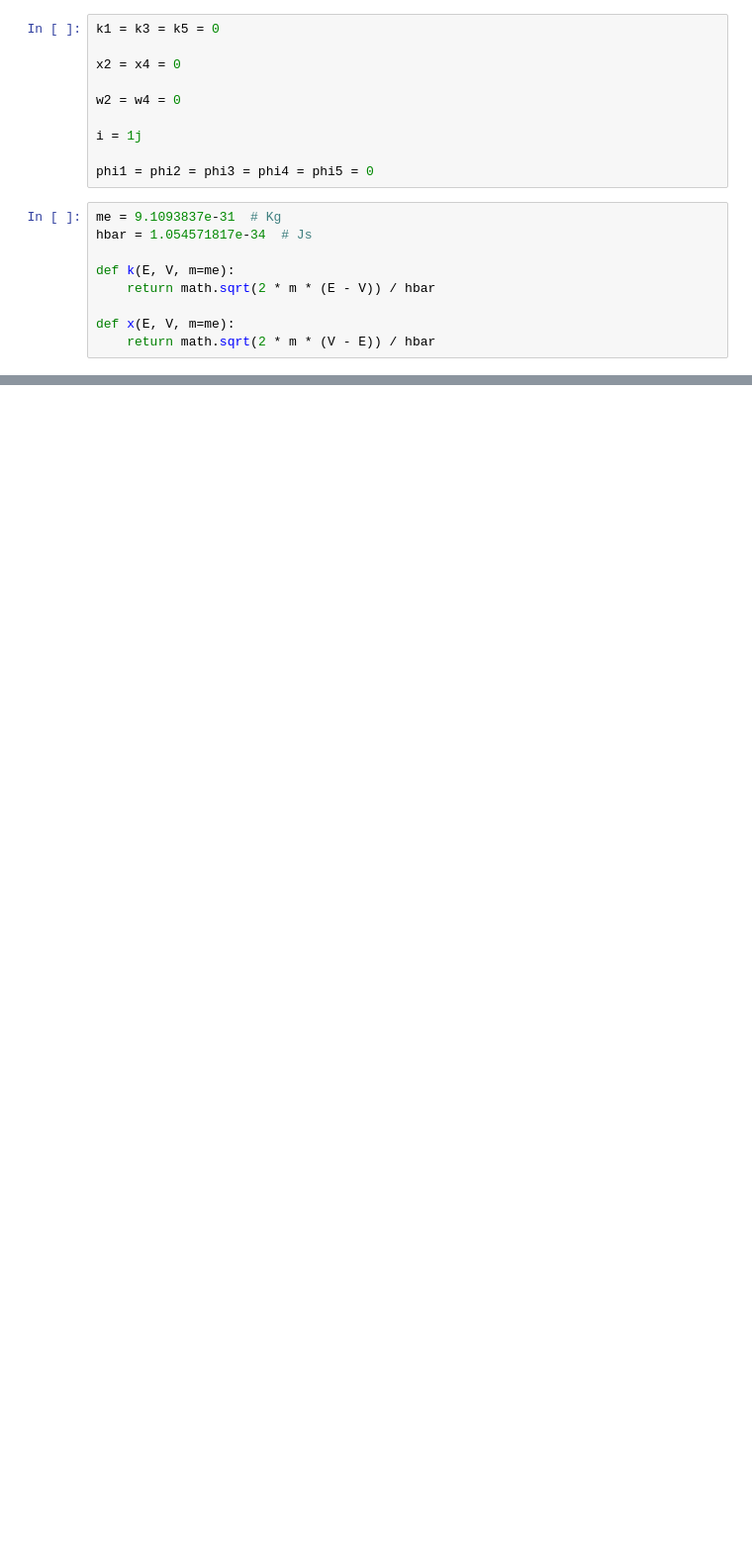
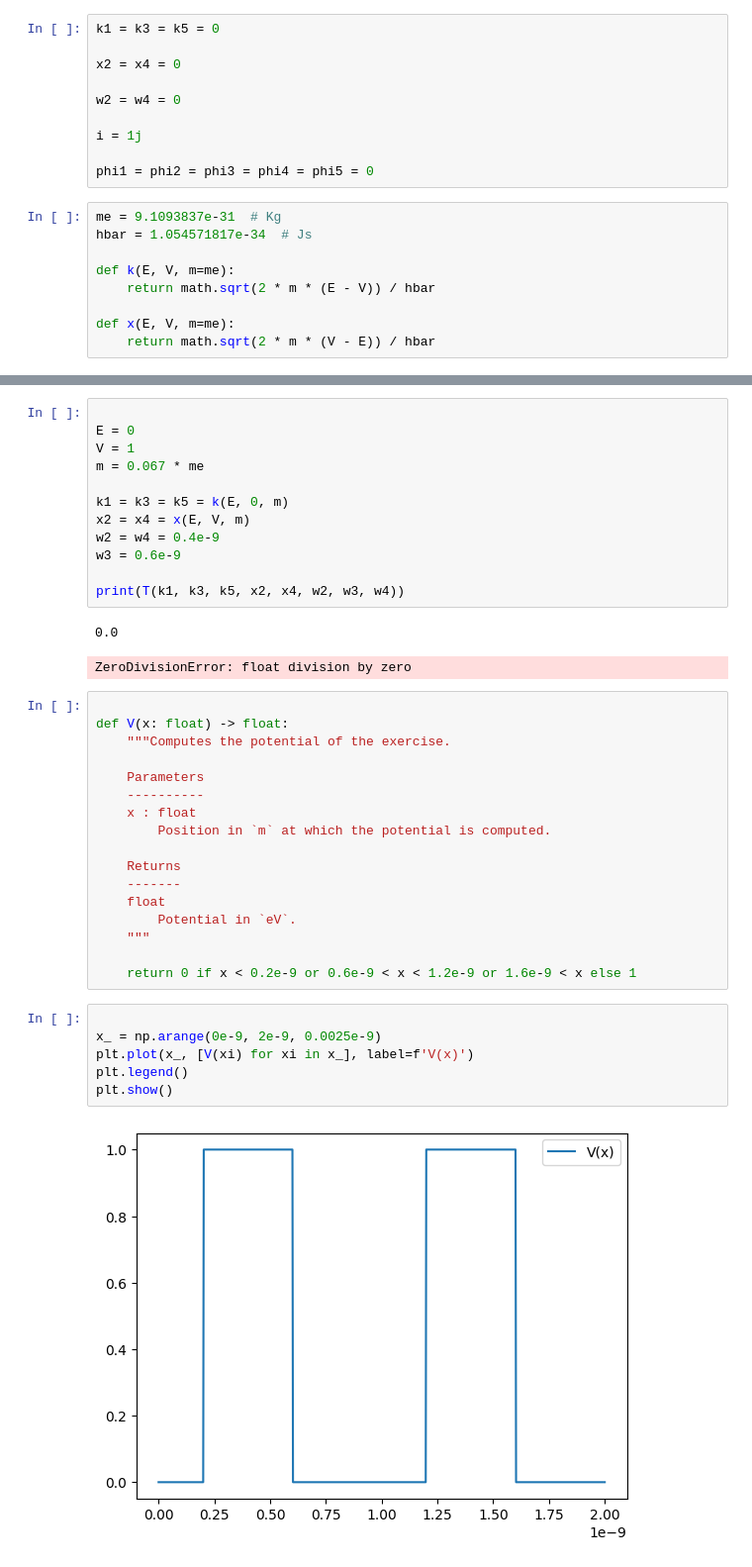
Before and after one commit to LuisGMM/UC3M_AdvancedQuantumPhysics_LAB_ResonantTunneling, a Jupyter notebook: src/UC3M_AdvancedQuantumPhysics_LAB_ResonantTunneling/main.ipynb, the cells around one changed output, grey strips where cells are left out. Shown at 99% size. Drawn from its saved outputs; the diff is of its cells as text; blank space fills up the shorter version.

```diff
--- a/src/UC3M_AdvancedQuantumPhysics_LAB_ResonantTunneling/main.ipynb
+++ b/src/UC3M_AdvancedQuantumPhysics_LAB_ResonantTunneling/main.ipynb
@@ -40,0 +64,40 @@ T = ((2 ** 8) * k1 * ((x2 * k3 * x4) ** 2 ) * k5 ) / (Ksq * (k1**2 + x2**2) * (k
+# %%
+
+E = 0
+V = 1
+m = 0.067 * me
+
+k1 = k3 = k5 = k(E, 0, m)
+x2 = x4 = x(E, V, m)
+w2 = w4 = 0.4e-9
+w3 = 0.6e-9
+
+print(T(k1, k3, k5, x2, x4, w2, w3, w4))
+# %% [output]
+0.0
+ZeroDivisionError: float division by zero
+# %%
+
+def V(x: float) -> float:
+    """Computes the potential of the exercise.
+
+    Parameters
+    ----------
+    x : float
+        Position in `m` at which the potential is computed.
+
+    Returns
+    -------
+    float
+        Potential in `eV`.
+    """
+
+    return 0 if x < 0.2e-9 or 0.6e-9 < x < 1.2e-9 or 1.6e-9 < x else 1
+# %%
+
+x_ = np.arange(0e-9, 2e-9, 0.0025e-9)
+plt.plot(x_, [V(xi) for xi in x_], label=f'V(x)')
+plt.legend()
+plt.show()
+# %% [output]
+[figure, added]
```
Also changed, not shown: parts of 14 cells of this notebook.
